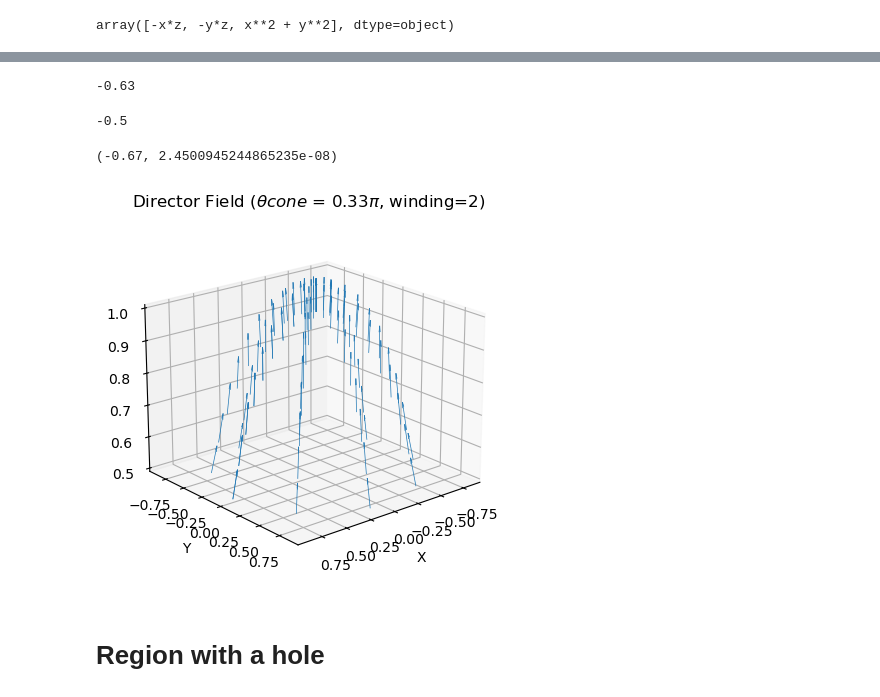
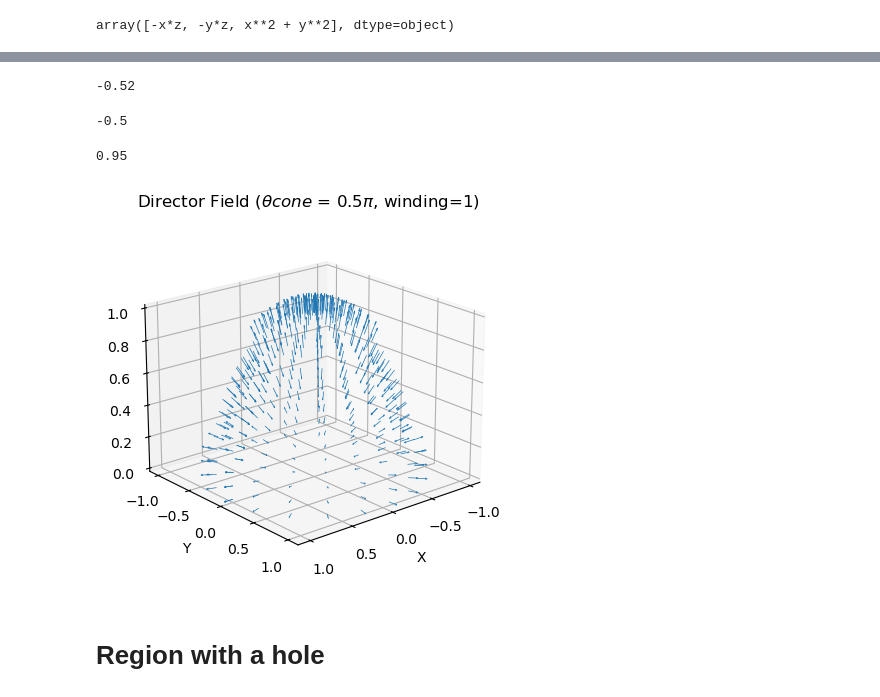
Before and after one commit to Chayush123/MasterThesis, a Jupyter notebook: 3d charge calculation.ipynb, the cells around one changed output, grey strips where cells are left out. Drawn from its saved outputs; the diff is of its cells as text; code cells hidden in the pictures.

Commit message:
radial case added

```diff
--- a/3d charge calculation.ipynb
+++ b/3d charge calculation.ipynb
@@ -65,7 +65,7 @@ def smectic_director(X):
     """ Returns the smectic director field at point X on the unit sphere. In north pole +Z direcrtion"""
     return np.cross(X, np.array([-X[1],X[0],0]))
 
-def nhat(X, thetacone: float, w=2, smectic_case = False) -> np.ndarray:
+def nhat(X, thetacone: float, w=2, smectic_case = False, radial_case = False) -> np.ndarray:
     """Returns the director n at point X on the unit sphere.
     Args:
         X (np.ndarray): A 3D point on the unit sphere.
@@ -74,10 +74,12 @@ def nhat(X, thetacone: float, w=2, smectic_case = False) -> np.ndarray:
         Returns:
         n = """
     if smectic_case:
-        n = th(X) * smectic_director(X) + (thetacone - th(X)) * np.array([0, 0, 1])
+        n = - th(X) * smectic_director(X) + (thetacone - th(X)) * np.array([0, 0, 1])
         # n = np.cos(th(X) * np.pi/(2 * thetacone)) * vr(X) + np.sin(th(X) * np.pi/(2 * thetacone)) * smectic_director(X)
+    elif radial_case:
+        n = np.sin(4 * th(X)) * X + np.cos(4 * th(X)) * X
     else:
-        n = th(X) * ncone(X, w) + (thetacone - th(X)) * np.array([0, 0, 1])
+        n = th(X) * ncone(X, w) + (thetacone - th(X)) * np.array([0, 0, 1]) # added a smooth term that vanishes at the boundary (thetacone)
     return n / np.linalg.norm(n)
 
 def spherical_to_cartesian(theta, phi, r=1.0):
@@ -209,23 +211,23 @@ smectic_result
 # %%
-result, error = charge(thetacone=np.pi/3,winding=3)
+result, error = charge(thetacone=np.pi/2,winding=0)
 result
 # %% [output]
--0.63
+-0.52
 # %%
 analytic_result = charge_analytic(thetacone=np.pi/3,winding=3)
 analytic_result
 # %% [output]
 -0.5
 # %%
-qup = charge(thetacone=np.pi/3,winding=3)
+qup = charge(thetacone=np.pi/2,smectic_case=True)[0]
 qup
 # %% [output]
-(-0.67, 2.4500945244865235e-08)
+0.95
 # %%
 qdown = charge()
 # %%
 #visualization of the director field on the sphere
-def plot_vector_field(thetacone=np.pi/4, winding=1, num_points=10, smectic_case=False):
+def plot_vector_field(thetacone=np.pi/4, winding=1, num_points=20, smectic_case=False, radial_case=False):
     """Plot the director field on a cap of the sphere."""
     fig = plt.figure()
     ax = fig.add_subplot(111, projection='3d')
@@ -248,7 +250,7 @@ def plot_vector_field(thetacone=np.pi/4, winding=1, num_points=10, smectic_case=
     for i in range(num_points):
         for j in range(num_points):
             point = np.array([x[i,j], y[i,j], z[i,j]])
-            n = nhat(point, thetacone, winding, smectic_case)
+            n = nhat(point, thetacone, winding, smectic_case,radial_case)
 
             u[i,j], v[i,j], w[i,j] = n
 
@@ -278,9 +280,9 @@ def plot_vector_field(thetacone=np.pi/4, winding=1, num_points=10, smectic_case=
     ax.set_title(rf'Director Field ($\theta cone$ = {np.round(thetacone/np.pi, 2)}$\pi$, winding={winding})')
     plt.show()
 # %%
-plot_vector_field(thetacone=np.pi/3, winding=2, smectic_case=True)
+plot_vector_field(thetacone=np.pi/2, radial_case=True)
 # %% [output]
-[figure, old version]
+[figure, new version]
 # %% [markdown]
 # Region with a hole
 # %%
```
Also changed, not shown: parts of 16 cells of this notebook.
